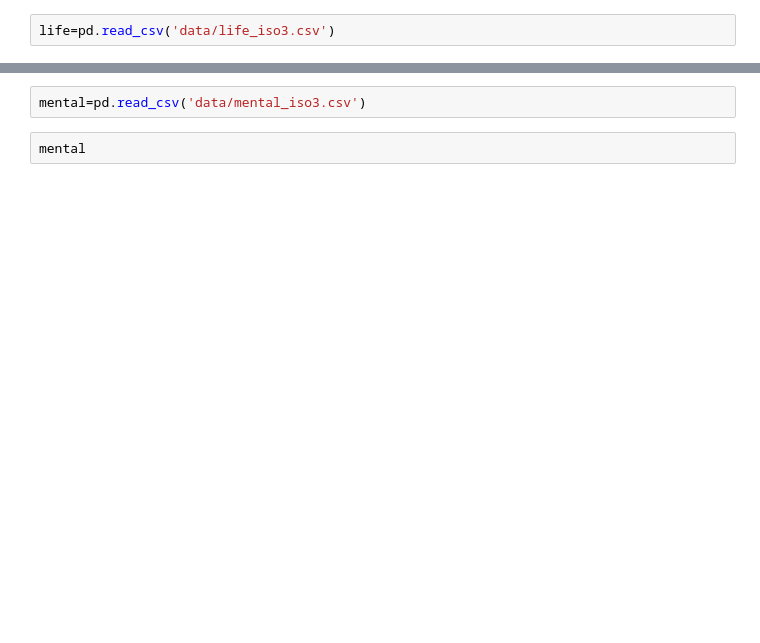
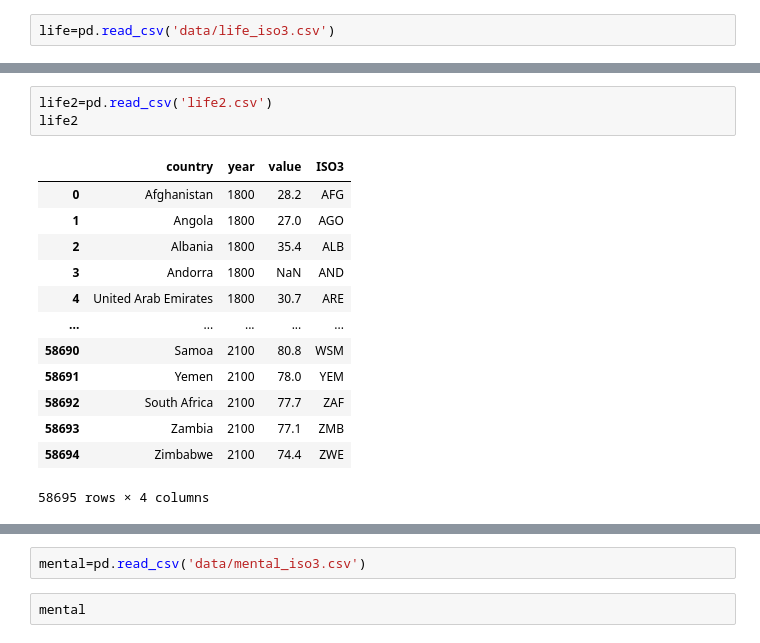
Before and after one commit to NaokiSasaya/gis, a Jupyter notebook: week13/marge.ipynb, the cells around one changed output, grey strips where cells are left out. Drawn from its saved outputs; the diff is of its cells as text; blank space fills up the shorter version.

```diff
--- a/week13/marge.ipynb
+++ b/week13/marge.ipynb
@@ -66,0 +193,17 @@ life
+# %%
+life2=pd.read_csv('life2.csv')
+life2
+# %% [output]
+|  | country | year | value | ISO3 |
+| 0 | Afghanistan | 1800 | 28.2 | AFG |
+| 1 | Angola | 1800 | 27.0 | AGO |
+| 2 | Albania | 1800 | 35.4 | ALB |
+| 3 | Andorra | 1800 | NaN | AND |
+| 4 | United Arab Emirates | 1800 | 30.7 | ARE |
+| ... | ... | ... | ... | ... |
+| 58690 | Samoa | 2100 | 80.8 | WSM |
+| 58691 | Yemen | 2100 | 78.0 | YEM |
+| 58692 | South Africa | 2100 | 77.7 | ZAF |
+| 58693 | Zambia | 2100 | 77.1 | ZMB |
+| 58694 | Zimbabwe | 2100 | 74.4 | ZWE |
+58695 rows × 4 columns
```
Also changed, not shown: parts of 29 cells of this notebook, 22 other files.
